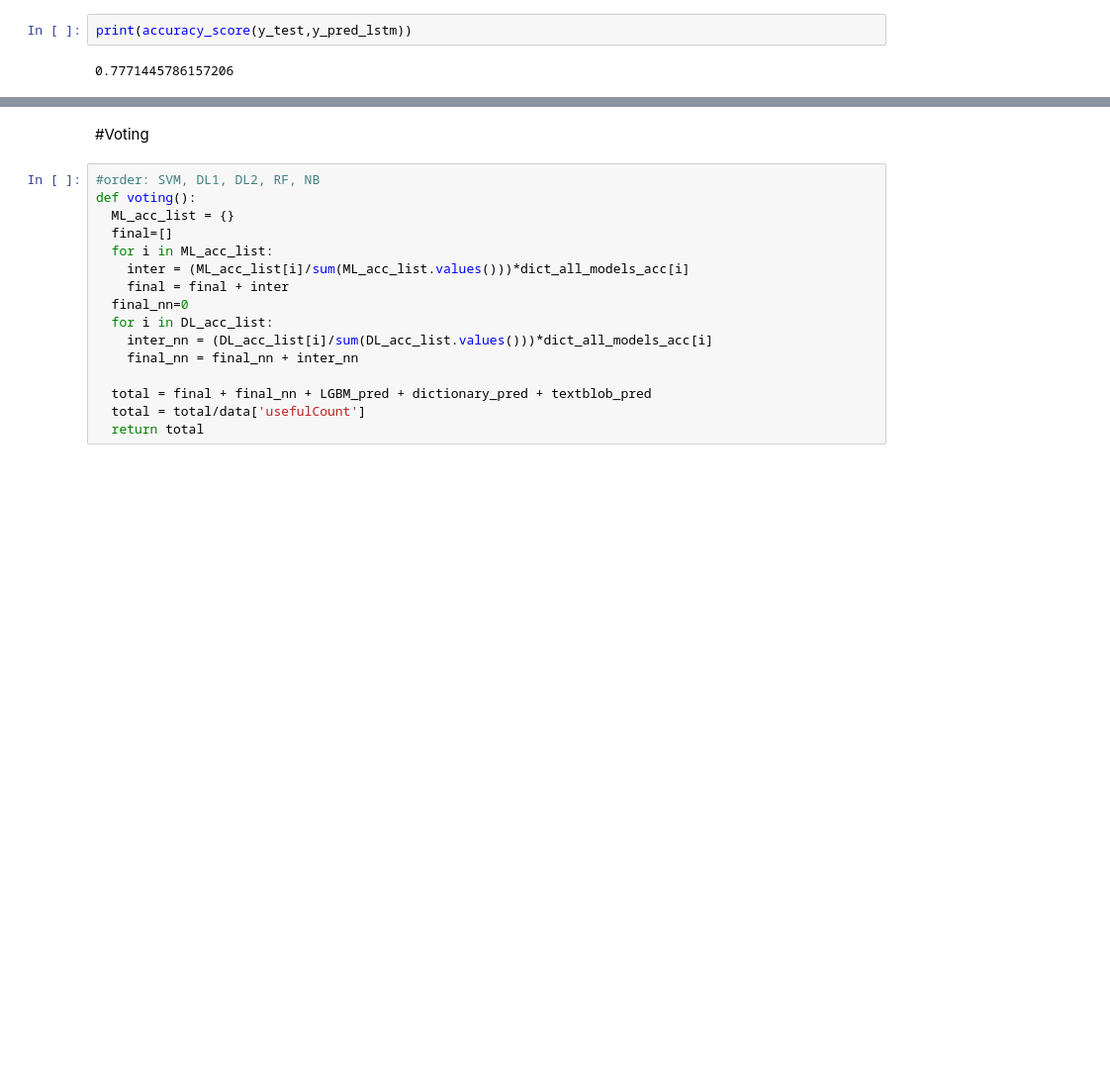
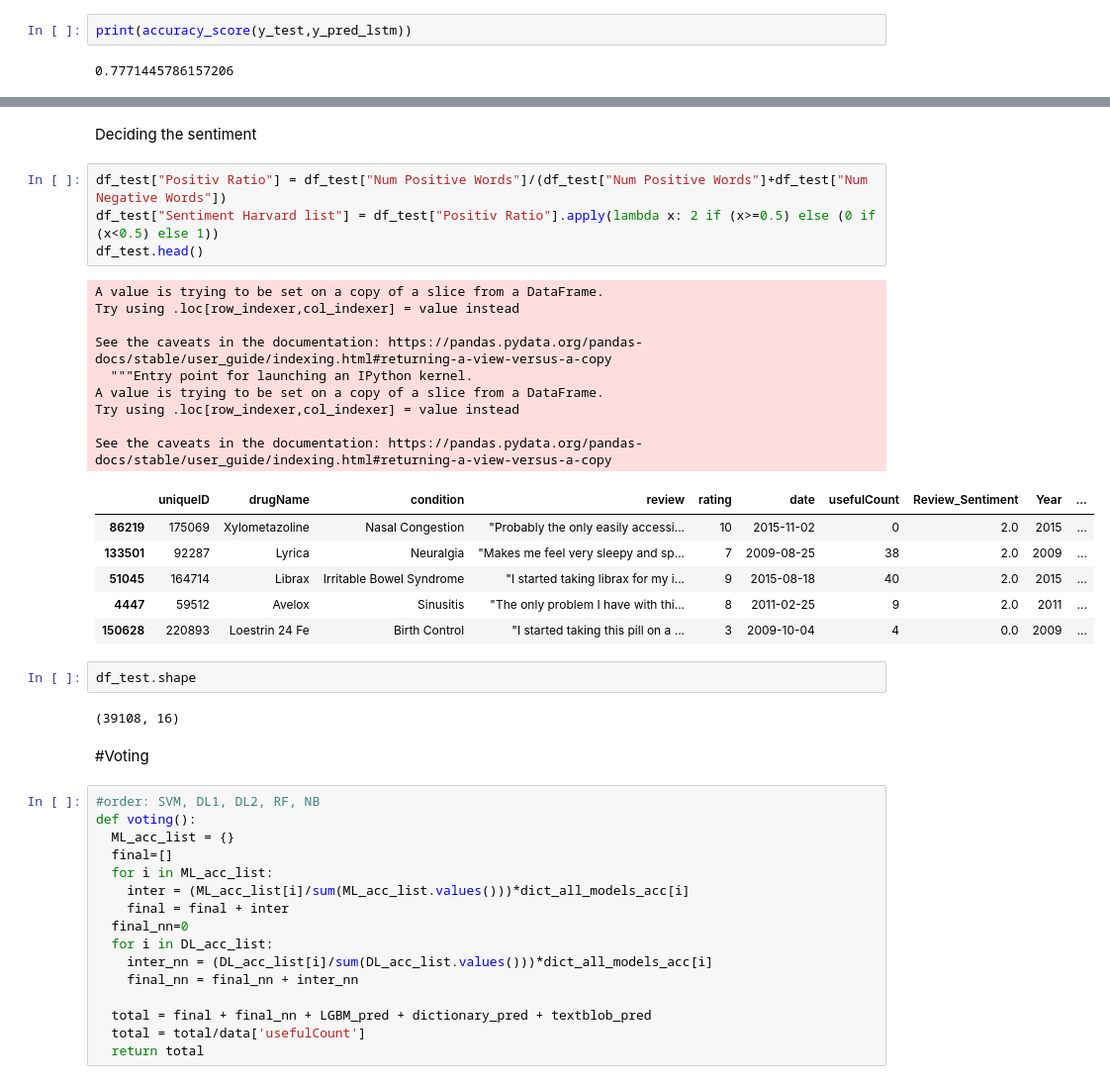
Before and after one commit to harsh-ux/Sentiment-Analysis-of-Drug-Reviews, a Jupyter notebook: Pill_Recommendation.ipynb, the cells around one changed output, grey strips where cells are left out. Shown at 99% size. Saved outputs shown, nothing was run; the diff lists cells and outputs as text; blank space fills up the shorter version.

```diff
--- a/Pill_Recommendation.ipynb
+++ b/Pill_Recommendation.ipynb
@@ -1439,3 +1549,29 @@ print(accuracy_score(y_test,y_pred_lstm))
+# %% [markdown]
+Deciding the sentiment
+# %%
+df_test["Positiv Ratio"] = df_test["Num Positive Words"]/(df_test["Num Positive Words"]+df_test["Num Negative Words"])
+df_test["Sentiment Harvard list"] = df_test["Positiv Ratio"].apply(lambda x: 2 if (x>=0.5) else (0 if (x<0.5) else 1))
+df_test.head()
+# %% [output]
+A value is trying to be set on a copy of a slice from a DataFrame.
+Try using .loc[row_indexer,col_indexer] = value instead
+
+See the caveats in the documentation: https://pandas.pydata.org/pandas-docs/stable/user_guide/indexing.html#returning-a-view-versus-a-copy
+  """Entry point for launching an IPython kernel.
+A value is trying to be set on a copy of a slice from a DataFrame.
+Try using .loc[row_indexer,col_indexer] = value instead
+
+See the caveats in the documentation: https://pandas.pydata.org/pandas-docs/stable/user_guide/indexing.html#returning-a-view-versus-a-copy
+|  | uniqueID | drugName | condition | review | rating | date | usefulCount | Review_Sentiment | Year | ... |
+| 86219 | 175069 | Xylometazoline | Nasal Congestion | "Probably the only easily accessi... | 10 | 2015-11-02 | 0 | 2.0 | 2015 | ... |
+| 133501 | 92287 | Lyrica | Neuralgia | "Makes me feel very sleepy and sp... | 7 | 2009-08-25 | 38 | 2.0 | 2009 | ... |
+| 51045 | 164714 | Librax | Irritable Bowel Syndrome | "I started taking librax for my i... | 9 | 2015-08-18 | 40 | 2.0 | 2015 | ... |
+| 4447 | 59512 | Avelox | Sinusitis | "The only problem I have with thi... | 8 | 2011-02-25 | 9 | 2.0 | 2011 | ... |
+| 150628 | 220893 | Loestrin 24 Fe | Birth Control | "I started taking this pill on a ... | 3 | 2009-10-04 | 4 | 0.0 | 2009 | ... |
+# %%
+df_test.shape
+# %% [output]
+(39108, 16)
 # %% [markdown]
 #Voting
 # %%
```
Also changed, not shown: parts of 11 cells of this notebook.
